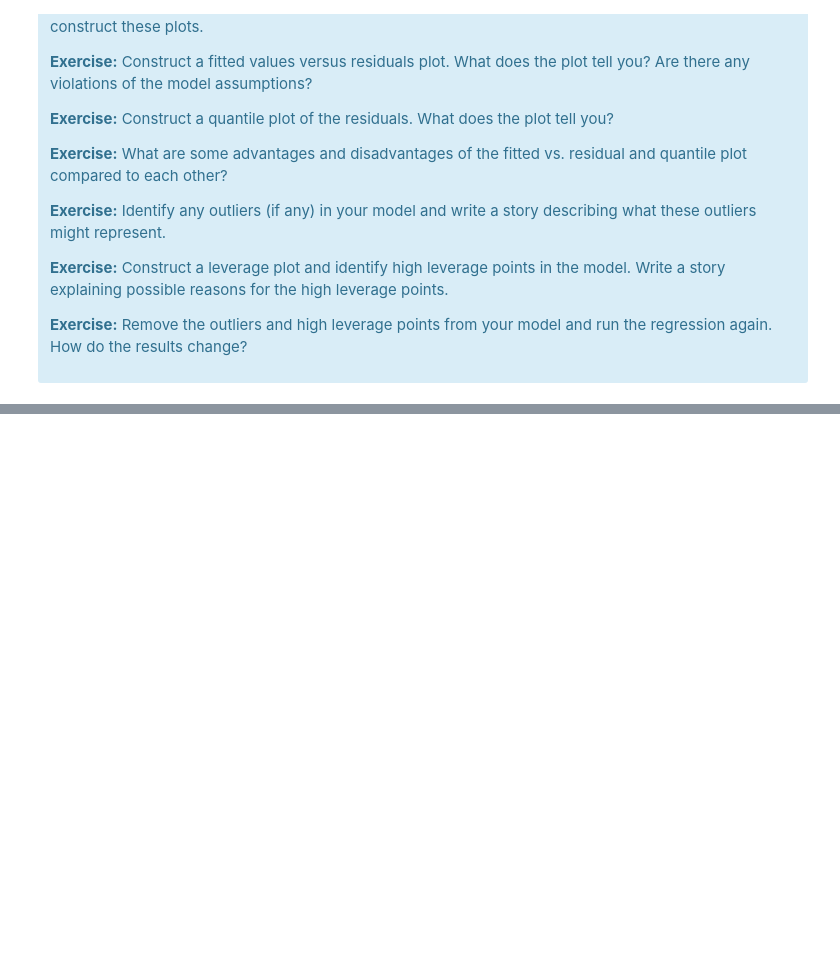
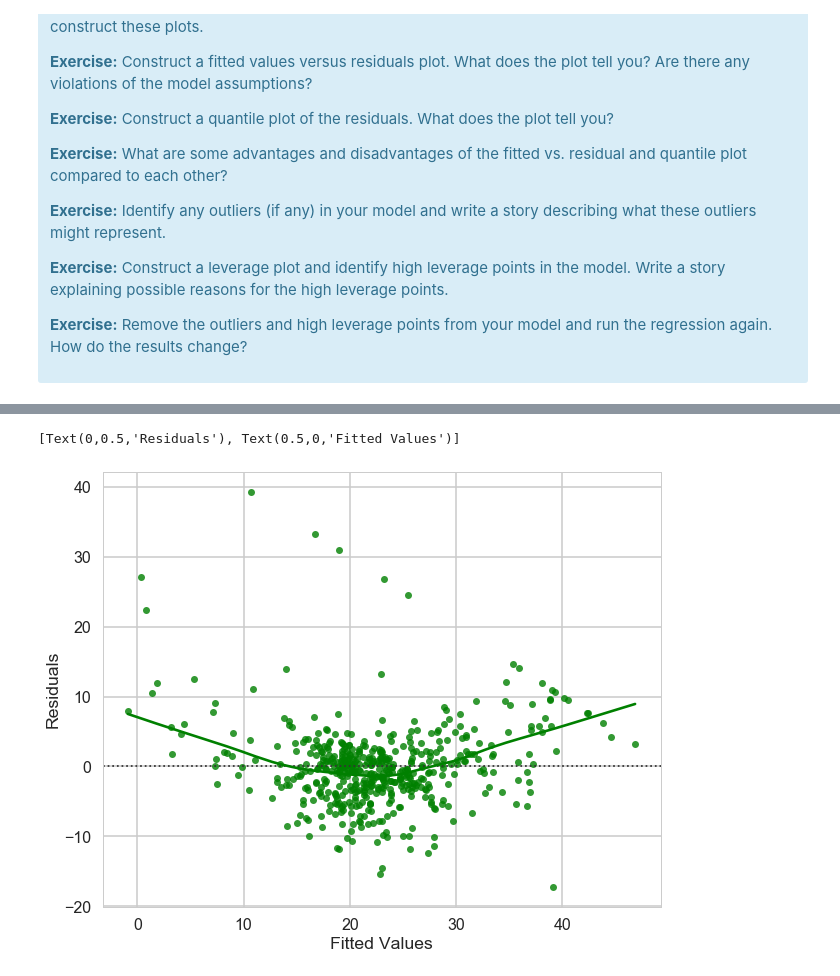
Before and after one commit to csignature/springboard-projects, a Jupyter notebook: linear_regression/Mini_Project_Linear_Regression.ipynb, the cells around one changed output, grey strips where cells are left out. Saved outputs shown, nothing was run; the diff lists cells and outputs as text; code cells hidden in the pictures; blank space fills up the shorter version.

```diff
--- a/linear_regression/Mini_Project_Linear_Regression.ipynb
+++ b/linear_regression/Mini_Project_Linear_Regression.ipynb
@@ -955,3 +959,12 @@ Covariance Type:            nonrobust
 
 Warnings:
 [1] Standard Errors assume that the covariance matrix of the errors is correctly specified.
+# %%
+fig, ax = plt.subplots(figsize=(10,8))
+
+sns.set(style="whitegrid")
+sns.residplot(m5.fittedvalues, m5.resid, lowess=True, color="g")
+ax.set(xlabel='Fitted Values', ylabel='Residuals')
+# %% [output]
+[Text(0,0.5,'Residuals'), Text(0.5,0,'Fitted Values')]
+[figure, added]
```
Also changed, not shown: parts of 8 cells of this notebook, 1 other file.
